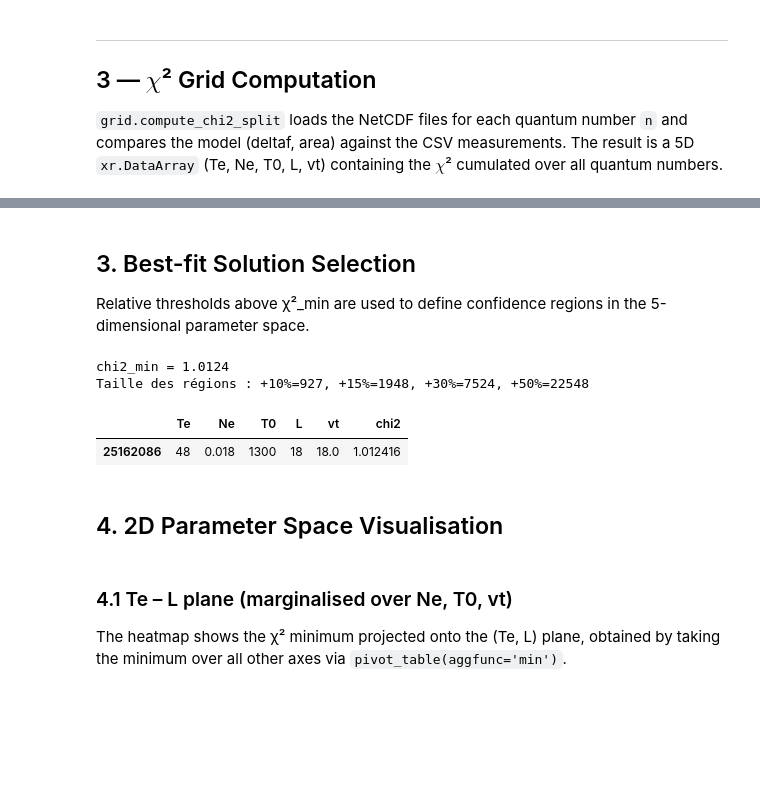
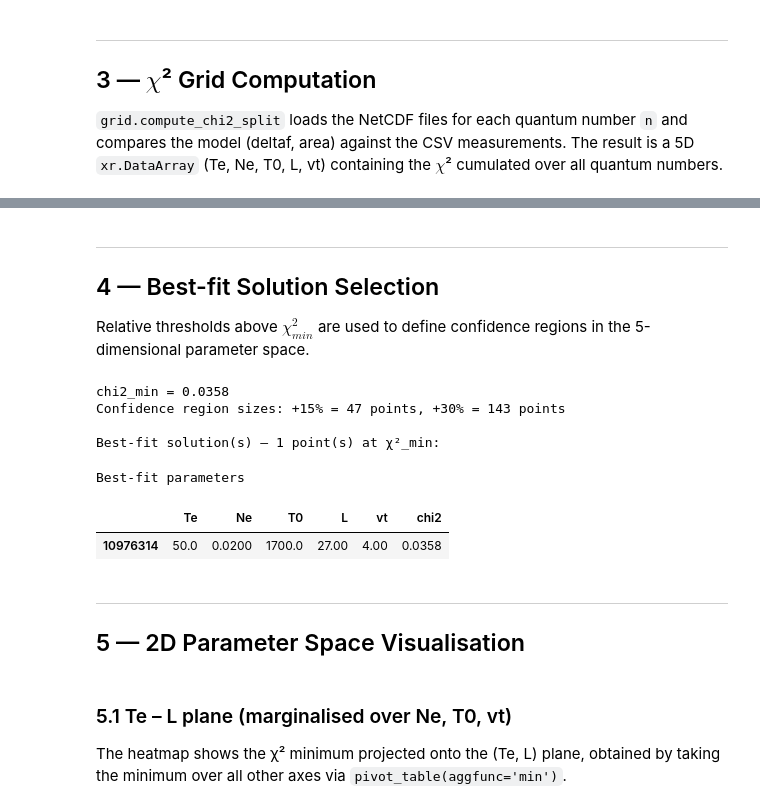
Before and after one commit to LucieCros/rrl-ism-analysis, a Jupyter notebook: notebooks/5_Grid-exploration.ipynb, the cells around one changed output, grey strips where cells are left out. Cells and saved outputs as stored; diff of their text form; code cells hidden in the pictures; blank space fills up the shorter version.

```diff
--- a/notebooks/5_Grid-exploration.ipynb
+++ b/notebooks/5_Grid-exploration.ipynb
@@ -154,47 +154,48 @@ DCENT = obs_df['CENTER_err'].values  # associated uncertainty
 # %% [markdown]
-## 3. Best-fit Solution Selection
+---
+## 4 — Best-fit Solution Selection
 
-Relative thresholds above χ²_min are used to define confidence regions
+Relative thresholds above $\chi^2_{min}$ are used to define confidence regions
 in the 5-dimensional parameter space.
 # %%
 chi2_min = df['chi2'].min()   # global minimum over the entire grid
 chi2_lim = chi2_min * 1.5    # heatmap display ceiling (+50%)
 
 # Subsets at different confidence levels
 df_best   = df[df['chi2'] == chi2_min]             # exact best-fit solution
-df_best10 = df[df['chi2'] <= 1.10 * chi2_min]     # +10% region
 df_best15 = df[df['chi2'] <= 1.15 * chi2_min]     # +15% region
 df_best30 = df[df['chi2'] <= 1.30 * chi2_min]     # +30% region
-df_best50 = df[df['chi2'] <= 1.50 * chi2_min]     # +50% region
 
 print(f'chi2_min = {chi2_min:.4f}')
-print(f'Confidence region sizes: +10%={len(df_best10)}, +15%={len(df_best15)},'
-      f' +30%={len(df_best30)}, +50%={len(df_best50)}')
+print(f'Confidence region sizes: +15% = {len(df_best15)} points, +30% = {len(df_best30)} points')
 
 # Display best-fit solution(s)
 print(f'\nBest-fit solution(s) — {len(df_best)} point(s) at χ²_min:')
 display(df_best.style
     .format({
         'Te':   '{:.1f}',
         'Ne':   '{:.4f}',
         'T0':   '{:.1f}',
         'L':    '{:.2f}',
         'vt':   '{:.2f}',
         'chi2': '{:.4f}',
     })
     .set_caption('Best-fit parameters')
     .highlight_min(subset=['chi2'], color='lightgreen')
 )
 # %% [output]
-chi2_min = 1.0124
-Taille des régions : +10%=927, +15%=1948, +30%=7524, +50%=22548
+chi2_min = 0.0358
+Confidence region sizes: +15% = 47 points, +30% = 143 points
+
+Best-fit solution(s) — 1 point(s) at χ²_min:
+Best-fit parameters
 |  | Te | Ne | T0 | L | vt | chi2 |
-| 25162086 | 48 | 0.018 | 1300 | 18 | 18.0 | 1.012416 |
+| 10976314 | 50.0 | 0.0200 | 1700.0 | 27.00 | 4.00 | 0.0358 |
 # %% [markdown]
-## 4. 2D Parameter Space Visualisation
+---
+## 5 — 2D Parameter Space Visualisation
 # %% [markdown]
-
-### 4.1 Te – L plane  (marginalised over Ne, T0, vt)
+### 5.1 Te – L plane  (marginalised over Ne, T0, vt)
 
 The heatmap shows the χ² minimum projected onto the (Te, L) plane,
 obtained by taking the minimum over all other axes via `pivot_table(aggfunc='min')`.
```
Also changed, not shown: parts of 30 cells of this notebook, 4 other files.
